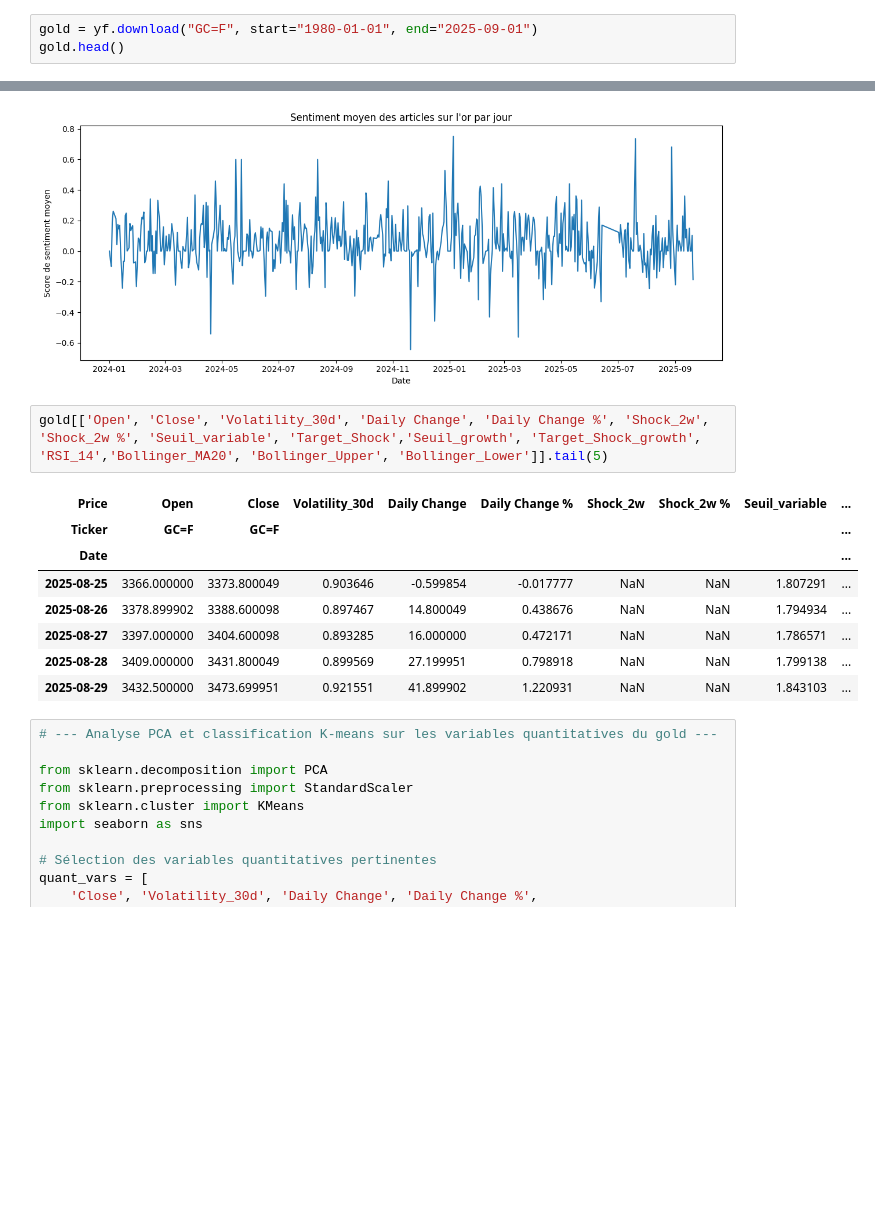
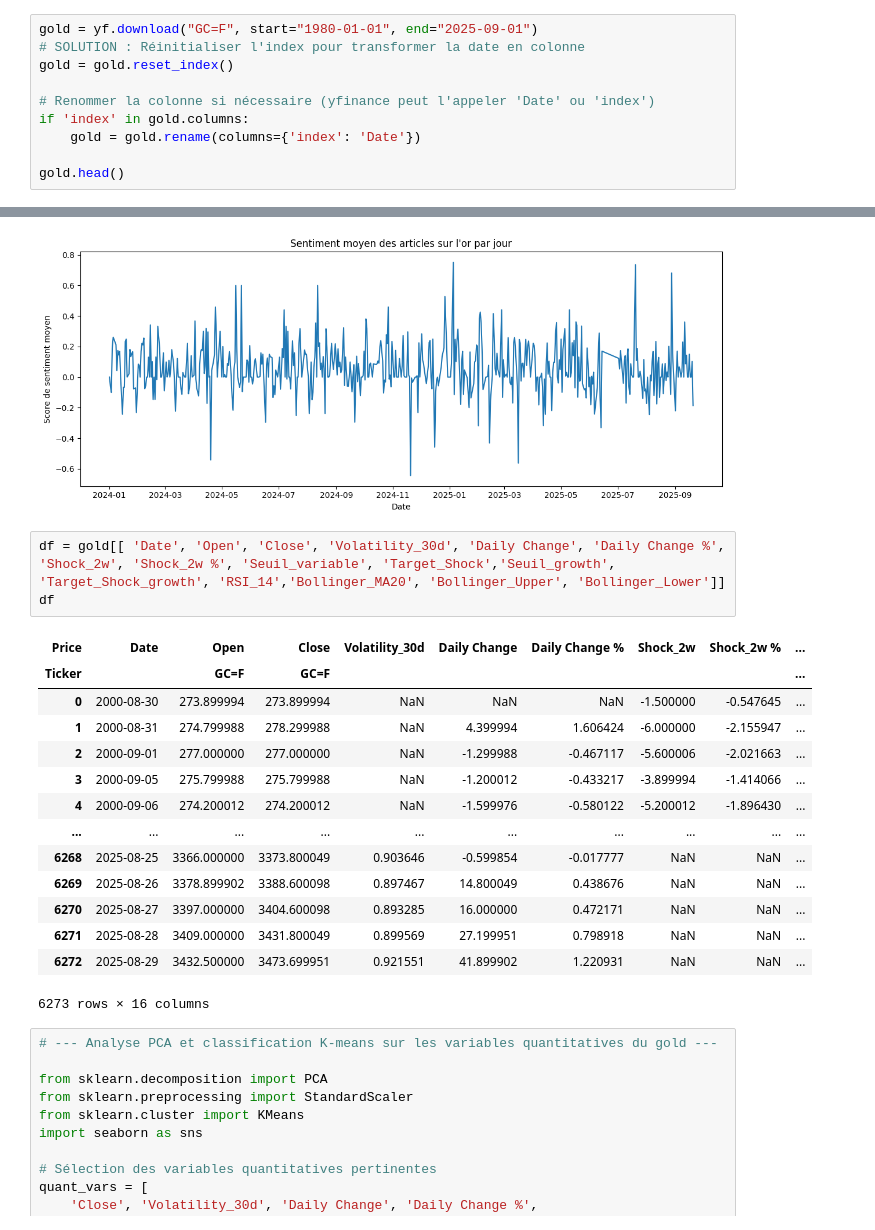
Before and after one commit to florent2905/Applied-Big-Data-Python, a Jupyter notebook: Jupyter project.ipynb, the cells around one changed output, grey strips where cells are left out. Drawn from its saved outputs; the diff is of its cells as text; blank space fills up the shorter version.

```diff
--- a/Jupyter project.ipynb
+++ b/Jupyter project.ipynb
@@ -16,6 +16,13 @@ import pandas as pd
 Nous récupérons les prix de l'or (contrat futures, ticker `GC=F`) depuis 1980 jusqu'à 2025.
 # %%
 gold = yf.download("GC=F", start="1980-01-01", end="2025-09-01")
+# SOLUTION : Réinitialiser l'index pour transformer la date en colonne
+gold = gold.reset_index()
+
+# Renommer la colonne si nécessaire (yfinance peut l'appeler 'Date' ou 'index')
+if 'index' in gold.columns:
+    gold = gold.rename(columns={'index': 'Date'})
+
 gold.head()
 # %% [output]
 [*********************100%***********************]  1 of 1 completed
@@ -384,16 +382,23 @@ plt.show()
 # %% [output]
 [figure]
 # %%
-gold[['Open', 'Close', 'Volatility_30d', 'Daily Change', 'Daily Change %', 'Shock_2w', 'Shock_2w %', 'Seuil_variable', 'Target_Shock','Seuil_growth', 'Target_Shock_growth', 'RSI_14','Bollinger_MA20', 'Bollinger_Upper', 'Bollinger_Lower']].tail(5)
+df = gold[[ 'Date', 'Open', 'Close', 'Volatility_30d', 'Daily Change', 'Daily Change %', 'Shock_2w', 'Shock_2w %', 'Seuil_variable', 'Target_Shock','Seuil_growth', 'Target_Shock_growth', 'RSI_14','Bollinger_MA20', 'Bollinger_Upper', 'Bollinger_Lower']]
+df
 # %% [output]
-| Price | Open | Close | Volatility_30d | Daily Change | Daily Change % | Shock_2w | Shock_2w % | Seuil_variable | ... |
-| Ticker | GC=F | GC=F |  |  |  |  |  |  | ... |
-| Date |  |  |  |  |  |  |  |  | ... |
-| 2025-08-25 | 3366.000000 | 3373.800049 | 0.903646 | -0.599854 | -0.017777 | NaN | NaN | 1.807291 | ... |
-| 2025-08-26 | 3378.899902 | 3388.600098 | 0.897467 | 14.800049 | 0.438676 | NaN | NaN | 1.794934 | ... |
-| 2025-08-27 | 3397.000000 | 3404.600098 | 0.893285 | 16.000000 | 0.472171 | NaN | NaN | 1.786571 | ... |
-| 2025-08-28 | 3409.000000 | 3431.800049 | 0.899569 | 27.199951 | 0.798918 | NaN | NaN | 1.799138 | ... |
-| 2025-08-29 | 3432.500000 | 3473.699951 | 0.921551 | 41.899902 | 1.220931 | NaN | NaN | 1.843103 | ... |
+| Price | Date | Open | Close | Volatility_30d | Daily Change | Daily Change % | Shock_2w | Shock_2w % | ... |
+| Ticker |  | GC=F | GC=F |  |  |  |  |  | ... |
+| 0 | 2000-08-30 | 273.899994 | 273.899994 | NaN | NaN | NaN | -1.500000 | -0.547645 | ... |
+| 1 | 2000-08-31 | 274.799988 | 278.299988 | NaN | 4.399994 | 1.606424 | -6.000000 | -2.155947 | ... |
+| 2 | 2000-09-01 | 277.000000 | 277.000000 | NaN | -1.299988 | -0.467117 | -5.600006 | -2.021663 | ... |
+| 3 | 2000-09-05 | 275.799988 | 275.799988 | NaN | -1.200012 | -0.433217 | -3.899994 | -1.414066 | ... |
+| 4 | 2000-09-06 | 274.200012 | 274.200012 | NaN | -1.599976 | -0.580122 | -5.200012 | -1.896430 | ... |
+| ... | ... | ... | ... | ... | ... | ... | ... | ... | ... |
+| 6268 | 2025-08-25 | 3366.000000 | 3373.800049 | 0.903646 | -0.599854 | -0.017777 | NaN | NaN | ... |
+| 6269 | 2025-08-26 | 3378.899902 | 3388.600098 | 0.897467 | 14.800049 | 0.438676 | NaN | NaN | ... |
+| 6270 | 2025-08-27 | 3397.000000 | 3404.600098 | 0.893285 | 16.000000 | 0.472171 | NaN | NaN | ... |
+| 6271 | 2025-08-28 | 3409.000000 | 3431.800049 | 0.899569 | 27.199951 | 0.798918 | NaN | NaN | ... |
+| 6272 | 2025-08-29 | 3432.500000 | 3473.699951 | 0.921551 | 41.899902 | 1.220931 | NaN | NaN | ... |
+6273 rows × 16 columns
 # %%
 # --- Analyse PCA et classification K-means sur les variables quantitatives du gold ---
 
```
Also changed, not shown: parts of 15 cells of this notebook.
